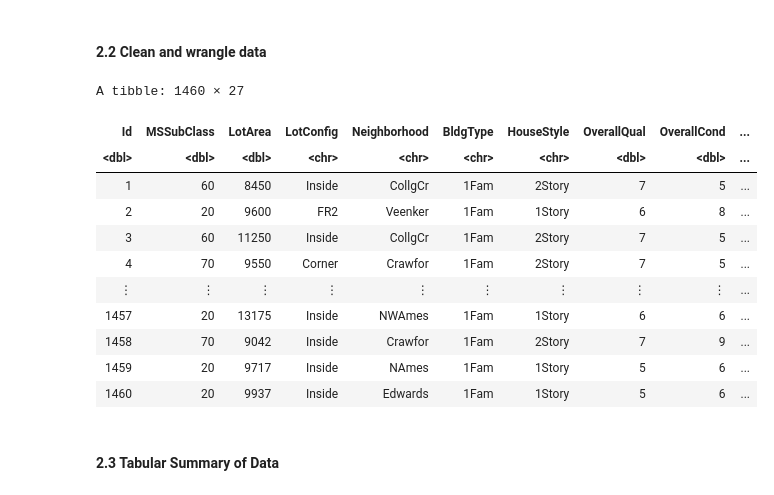
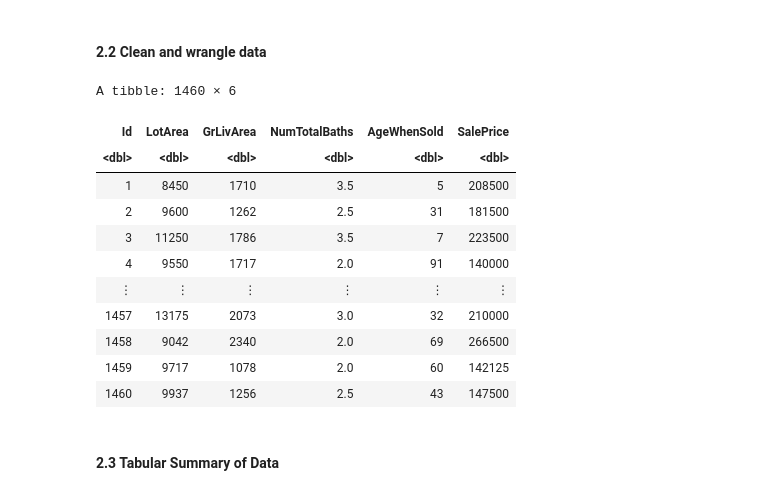
Before and after one commit to jerdavies/home-price-regression, a Jupyter notebook: Group-Project-Report.ipynb, the cells around one changed output. Saved outputs shown, nothing was run; the diff lists cells and outputs as text; code cells hidden in the pictures.

```diff
--- a/Group-Project-Report.ipynb
+++ b/Group-Project-Report.ipynb
@@ -66,31 +58,33 @@ Making 'packages.html' ...
 # %%
 # In this cell, we clean and pre-process the data
 # Note: original dataset is already tidy (each obs forms a row, each variable a column, each cell a single measurement)
 
 # Rename invalid column header
 names(data)[70] <- "ThreeSsnPorch"
 
 # Select only the columns (variables) that we evaluated as meaningfully and potentially significant
 data_selected <- data %>%
     select(Id, LotArea,YearBuilt, GrLivArea, BsmtFullBath, BsmtHalfBath, FullBath, HalfBath, YrSold, SalePrice) %>%
-    mutate(NumTotalBaths = BsmtFullBath + FullBath + 0.5*(BsmtHalfBath + HalfBath), AgeWhenSold = YrSold-YearBuilt) %>%
-    select(-BsmtFullBath, -BsmtHalfBath, -FullBath, -HalfBath, -YearBuilt, -YrSold)
+    mutate(NumTotalBaths = BsmtFullBath + FullBath + 0.5*(BsmtHalfBath + HalfBath), AgeWhenSold = YrSold-YearBuilt, SalesPrice=SalePrice) %>%
+    select(-BsmtFullBath, -BsmtHalfBath, -FullBath, -HalfBath, -YearBuilt, -YrSold, -SalePrice) %>%
+    mutate(SalePrice = SalesPrice) %>%
+    select(-SalesPrice)
 
 # Inspect clean dataframe
 data_selected
 # %% [output]
-A tibble: 1460 × 27
+A tibble: 1460 × 6
-| Id | MSSubClass | LotArea | LotConfig | Neighborhood | BldgType | HouseStyle | OverallQual | OverallCond | ... |
-| <dbl> | <dbl> | <dbl> | <chr> | <chr> | <chr> | <chr> | <dbl> | <dbl> | ... |
-| 1 | 60 | 8450 | Inside | CollgCr | 1Fam | 2Story | 7 | 5 | ... |
-| 2 | 20 | 9600 | FR2 | Veenker | 1Fam | 1Story | 6 | 8 | ... |
-| 3 | 60 | 11250 | Inside | CollgCr | 1Fam | 2Story | 7 | 5 | ... |
-| 4 | 70 | 9550 | Corner | Crawfor | 1Fam | 2Story | 7 | 5 | ... |
-| ⋮ | ⋮ | ⋮ | ⋮ | ⋮ | ⋮ | ⋮ | ⋮ | ⋮ | ... |
-| 1457 | 20 | 13175 | Inside | NWAmes | 1Fam | 1Story | 6 | 6 | ... |
-| 1458 | 70 | 9042 | Inside | Crawfor | 1Fam | 2Story | 7 | 9 | ... |
-| 1459 | 20 | 9717 | Inside | NAmes | 1Fam | 1Story | 5 | 6 | ... |
-| 1460 | 20 | 9937 | Inside | Edwards | 1Fam | 1Story | 5 | 6 | ... |
+| Id | LotArea | GrLivArea | NumTotalBaths | AgeWhenSold | SalePrice |
+| <dbl> | <dbl> | <dbl> | <dbl> | <dbl> | <dbl> |
+| 1 | 8450 | 1710 | 3.5 | 5 | 208500 |
+| 2 | 9600 | 1262 | 2.5 | 31 | 181500 |
+| 3 | 11250 | 1786 | 3.5 | 7 | 223500 |
+| 4 | 9550 | 1717 | 2.0 | 91 | 140000 |
+| ⋮ | ⋮ | ⋮ | ⋮ | ⋮ | ⋮ |
+| 1457 | 13175 | 2073 | 3.0 | 32 | 210000 |
+| 1458 | 9042 | 2340 | 2.0 | 69 | 266500 |
+| 1459 | 9717 | 1078 | 2.0 | 60 | 142125 |
+| 1460 | 9937 | 1256 | 2.5 | 43 | 147500 |
 # %%
 #In this cell we split data into a training and testing set
 set.seed(1234)
```
Also changed, not shown: parts of 17 cells of this notebook.
